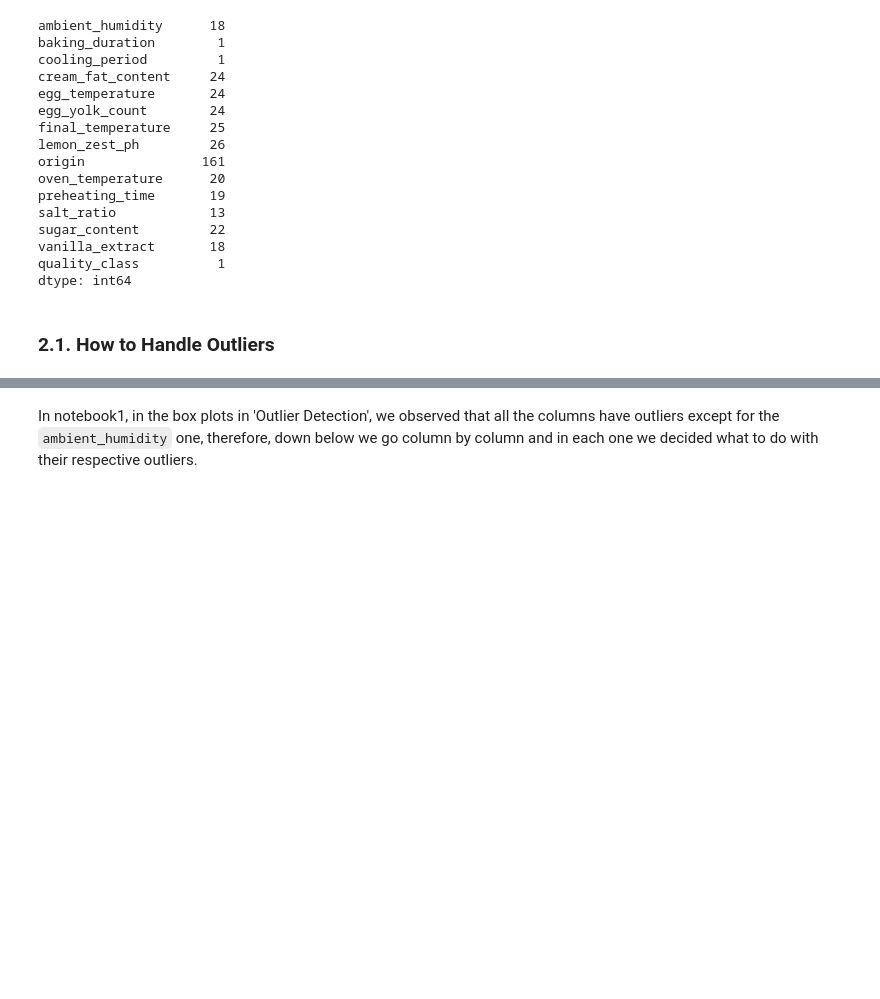
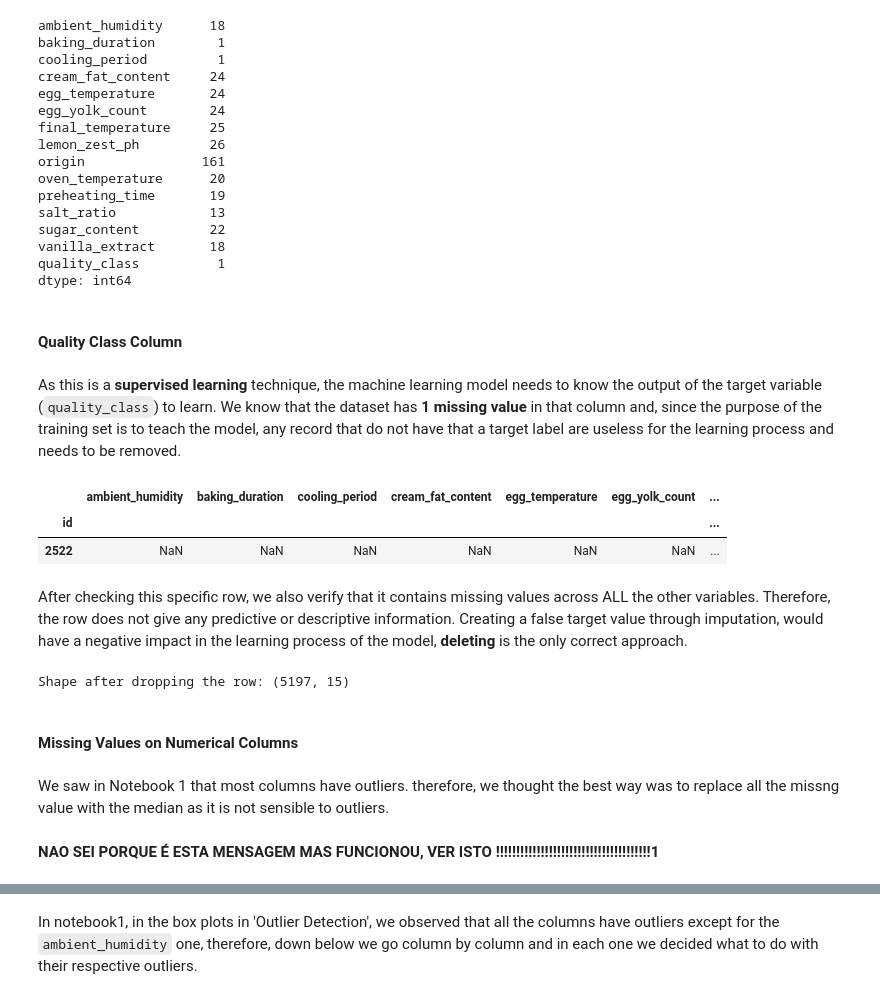
Before and after one commit to afonsolince06/Machine_Learning_Project, a Jupyter notebook: notebook2.ipynb, the cells around one changed output, grey strips where cells are left out. Cells and saved outputs as stored; diff of their text form; code cells hidden in the pictures; blank space fills up the shorter version.

Commit message:
este é o notebook2

```diff
--- a/notebook2.ipynb
+++ b/notebook2.ipynb
@@ -115,5 +118,26 @@ sugar_content         22
 vanilla_extract       18
 quality_class          1
 dtype: int64
-# %% [markdown]
-### **2.1. How to Handle Outliers**
+# %% [markdown]
+#### **Quality Class Column**
+# %% [markdown]
+As this is a **supervised learning** technique, the machine learning model needs to know the output of the target variable (`quality_class`) to learn. We know that the dataset has **1 missing value** in that column and, since the purpose of the training set is to teach the model, any record that do not have that a target label are useless for the learning process and needs to be removed.
+# %%
+dataset_learn[dataset_learn['quality_class'].isna()] #displays the row with missing value in the target variable
+# %% [output]
+|  | ambient_humidity | baking_duration | cooling_period | cream_fat_content | egg_temperature | egg_yolk_count | ... |
+| id |  |  |  |  |  |  | ... |
+| 2522 | NaN | NaN | NaN | NaN | NaN | NaN | ... |
+# %% [markdown]
+After checking this specific row, we also verify that it contains missing values across ALL the other variables. Therefore, the row does not give any predictive or descriptive information. Creating a false target value through imputation, would have a negative impact in the learning process of the model, **deleting** is the only correct approach.
+# %%
+dataset_learn = dataset_learn.dropna(subset=['quality_class']) #drops the row
+print(f'Shape after dropping the row: {dataset_learn.shape}') #only so we can confirm the dataset has one less row
+# %% [output]
+Shape after dropping the row: (5197, 15)
+# %% [markdown]
+#### **Missing Values on Numerical Columns**
+# %% [markdown]
+We saw in Notebook 1 that most columns have outliers. therefore, we thought the best way was to replace all the missng value with the median as it is not sensible to outliers.
+# %% [markdown]
+**NAO SEI PORQUE É ESTA MENSAGEM MAS FUNCIONOU, VER ISTO !!!!!!!!!!!!!!!!!!!!!!!!!!!!!!!!!!!!!!1**
```
Also changed, not shown: parts of 28 cells of this notebook.
